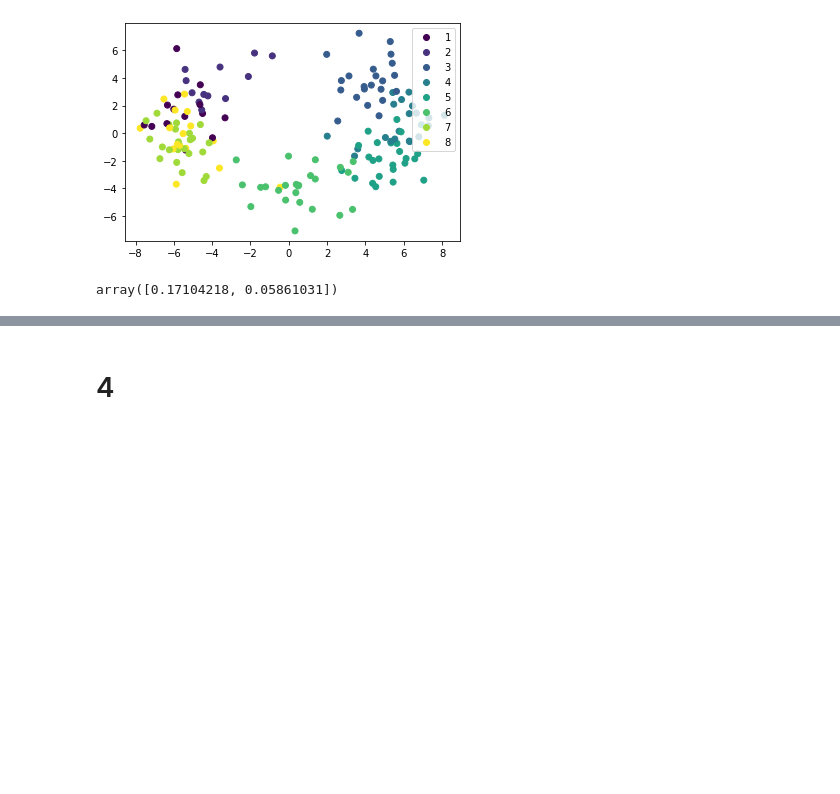
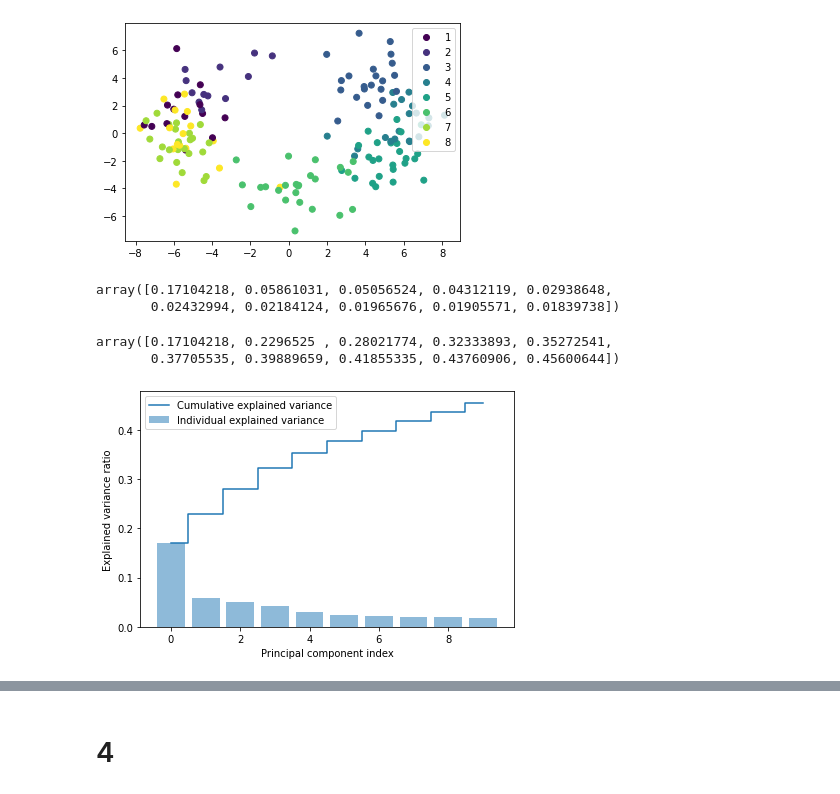
Before and after one commit to CONECT-INT/2022_CENTURI-SummerSchool, a Jupyter notebook: dev/dataset1_river.ipynb, the cells around one changed output, grey strips where cells are left out. Cells and saved outputs as stored; diff of their text form; code cells hidden in the pictures; blank space fills up the shorter version.

```diff
--- a/dev/dataset1_river.ipynb
+++ b/dev/dataset1_river.ipynb
@@ -136,8 +135,26 @@ plt.legend(handles=scatter.legend_elements()[0], labels=classes, loc='upper righ
 <matplotlib.legend.Legend at 0x...>
 [figure]
 # %%
-pca.explained_variance_ratio_
+exp_var_pca = pca.explained_variance_ratio_
+exp_var_pca
 # %% [output]
-array([0.17104218, 0.05861031])
+array([0.17104218, 0.05861031, 0.05056524, 0.04312119, 0.02938648,
+       0.02432994, 0.02184124, 0.01965676, 0.01905571, 0.01839738])
+# %%
+cum_sum_eigenvalues = np.cumsum(exp_var_pca)
+cum_sum_eigenvalues
+# %% [output]
+array([0.17104218, 0.2296525 , 0.28021774, 0.32333893, 0.35272541,
+       0.37705535, 0.39889659, 0.41855335, 0.43760906, 0.45600644])
+# %%
+plt.bar(range(0,len(exp_var_pca)), exp_var_pca, alpha=0.5, align='center', label='Individual explained variance')
+plt.step(range(0,len(cum_sum_eigenvalues)), cum_sum_eigenvalues, where='mid',label='Cumulative explained variance')
+plt.ylabel('Explained variance ratio')
+plt.xlabel('Principal component index')
+plt.legend(loc='best')
+plt.tight_layout()
+plt.show()
+# %% [output]
+[figure, added]
 # %%
 PC_values = np.arange(pca.n_components_) + 1
```
Also changed, not shown: parts of 30 cells of this notebook.
